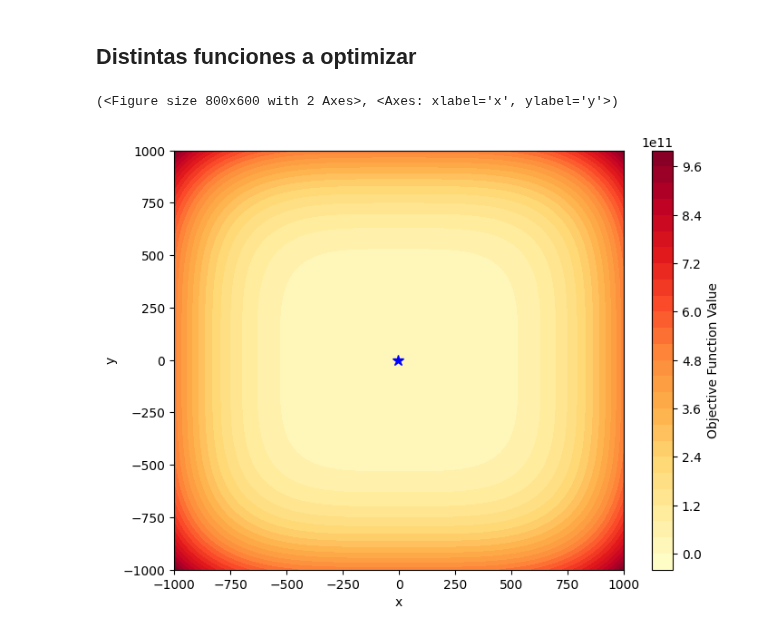
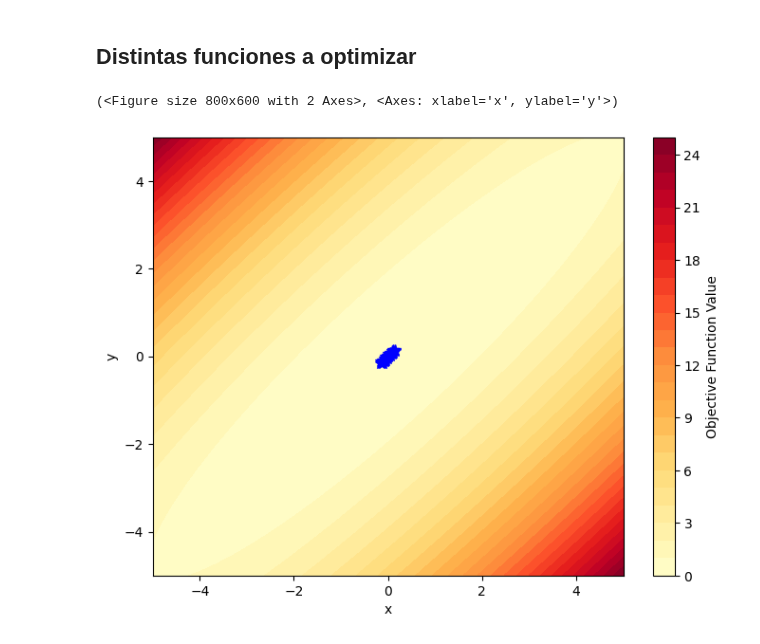
Before and after one commit to yabol02/OEyA_P1, a Jupyter notebook: P2_nelder_mead.ipynb, the cells around one changed output. Saved outputs shown, nothing was run; the diff lists cells and outputs as text; code cells hidden in the pictures.

```diff
--- a/P2_nelder_mead.ipynb
+++ b/P2_nelder_mead.ipynb
@@ -331,33 +299,29 @@ def create_contour_plot(
     return img
 # %%
 """
-rosenback => a: 1 / b: 100
-himmelblau => a: 11 / b: 7
-quadratic => a: 1 / b: 3 / c: 5
-booth => a: 2 / b: 7 / c: 1 / d: 5
-beale => a: 1.5 / b: 2.25 / c: 2.625
-three_hump_camel => a: 2 / b: 1.05 / c: 6
-matyas => a: 0.26 / b: 0.48
-sphere => a: 2 / b: 2 / c: 1 / d: 0
-ackley => a: 20 / b: 0.2 / c: 2π
-levi => a: 3 / b: 1 / c: 3 / d: 1 / e: 2
-rastrigin =>
-styblinski_tang =>
-michalewicz =>
-schwefel =>
-griewank =>
-zakharov =>
-easom =>
-eggholder =>
-rosenbrock_ndim =>
-perm =>
-
+Funciones disponibles con sus parámetros por defecto:
+    - rosenback => a: 1 / b: 100
+    - himmelblau => a: 11 / b: 7
+    - quadratic => a: 1 / b: 3 / c: 5
+    - booth => a: 2 / b: 7 / c: 1 / d: 5
+    - beale => a: 1.5 / b: 2.25 / c: 2.625
+    - three_hump_camel => a: 2 / b: 1.05 / c: 6
+    - matyas => a: 0.26 / b: 0.48
+    - sphere => a: 2 / b: 2 / c: 1 / d: 0
+    - ackley => a: 20 / b: 0.2 / c: 2π
+    - levi => a: 3 / b: 1 / c: 3 / d: 1 / e: 2
+    - rastrigin => A: 10
+    - styblinski_tang
+    - schwefel
+    - easom
+    - eggholder
+    - perm => n: 2
 """
 
-create_contour_plot(styblinski_tang, (-1000, 1000), (-1000, 1000), clevels=30)
+create_contour_plot(matyas, (-5, 5), (-5, 5), clevels=30)
 # %% [output]
 (<Figure size 800x600 with 2 Axes>, <Axes: xlabel='x', ylabel='y'>)
-[figure, old version]
+[figure, new version]
 # %% [markdown]
 ## Optimización con Nelder-Mead
 
```
Also changed, not shown: parts of 3 cells of this notebook.
